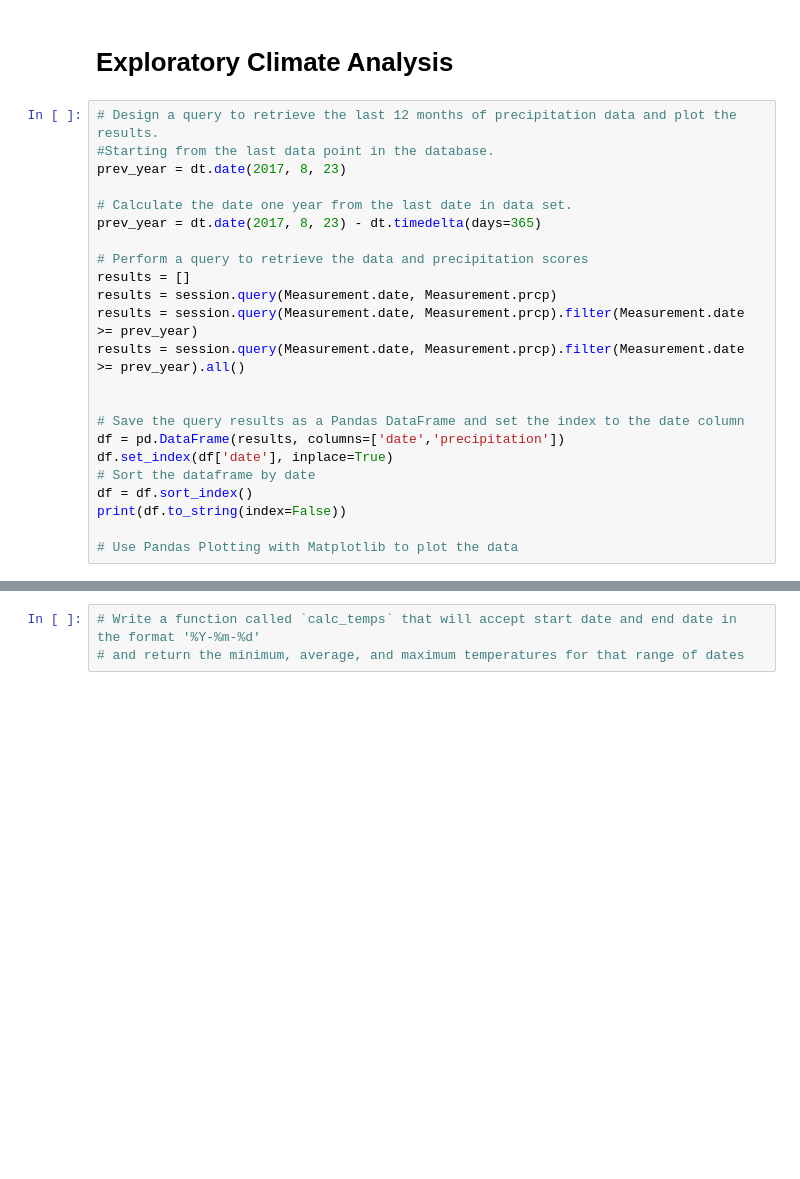
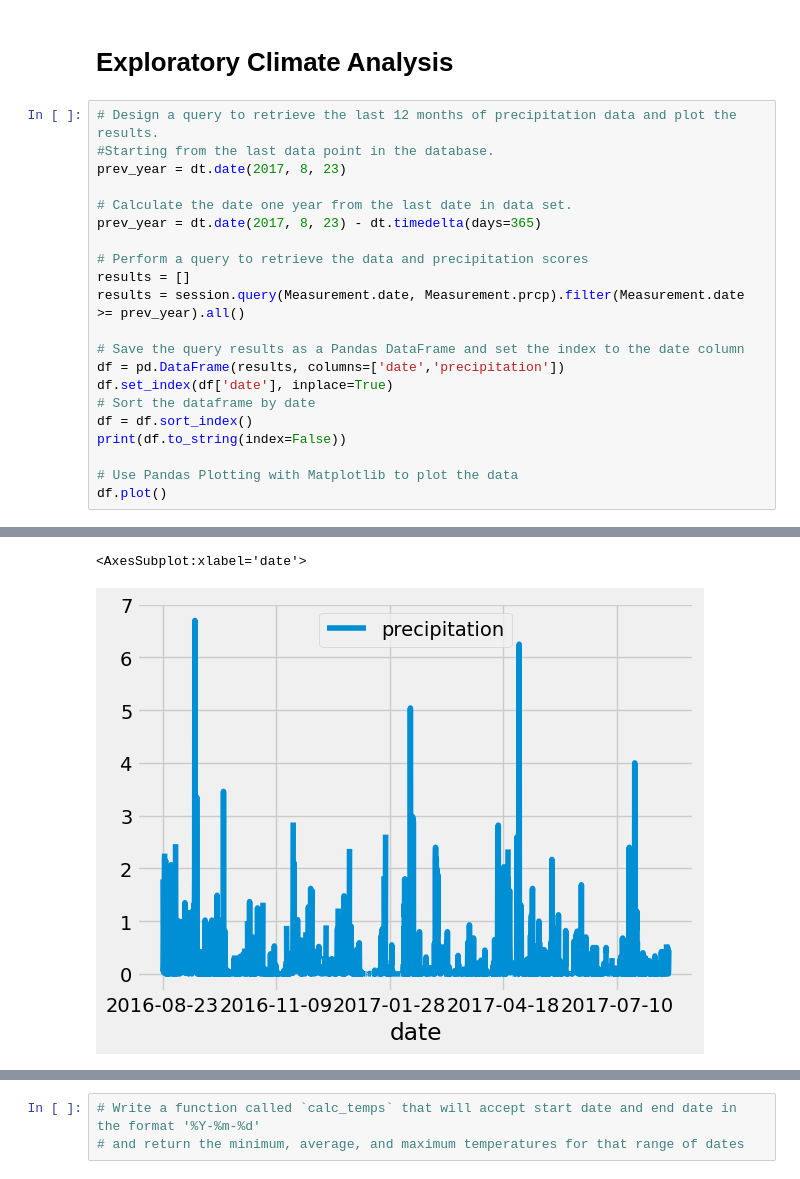
Before and after one commit to UnBearAble1/surfs_up, a Jupyter notebook: climate_analysis.ipynb, the cells around one changed output, grey strips where cells are left out. Cells and saved outputs as stored; diff of their text form; blank space fills up the shorter version.

Commit message:
added plot

```diff
--- a/climate_analysis.ipynb
+++ b/climate_analysis.ipynb
@@ -48,36 +48,36 @@ prev_year = dt.date(2017, 8, 23) - dt.timedelta(days=365)
 
 # Perform a query to retrieve the data and precipitation scores
 results = []
-results = session.query(Measurement.date, Measurement.prcp)
-results = session.query(Measurement.date, Measurement.prcp).filter(Measurement.date >= prev_year)
 results = session.query(Measurement.date, Measurement.prcp).filter(Measurement.date >= prev_year).all()
-
 
 # Save the query results as a Pandas DataFrame and set the index to the date column
 df = pd.DataFrame(results, columns=['date','precipitation'])
 df.set_index(df['date'], inplace=True)
 # Sort the dataframe by date
 df = df.sort_index()
 print(df.to_string(index=False))
 
 # Use Pandas Plotting with Matplotlib to plot the data
+df.plot()
 # %% [output]
       date  precipitation
 2016-08-23           0.00
 2016-08-23            NaN
 2016-08-23           1.79
 2016-08-23           0.05
 2016-08-23           0.15
 2016-08-23           0.70
 2016-08-23           0.02
 2016-08-24           0.08
 2016-08-24           2.15
 2016-08-24           2.28
 2016-08-24            NaN
 ... (2215 lines left out)
 2017-08-23           0.00
 2017-08-23           0.00
 2017-08-23           0.08
 2017-08-23           0.45
+<AxesSubplot:xlabel='date'>
+[figure, added]
 # %%
 # Use Pandas to calcualte the summary statistics for the precipitation data
```
Also changed, not shown: parts of 5 cells of this notebook.
